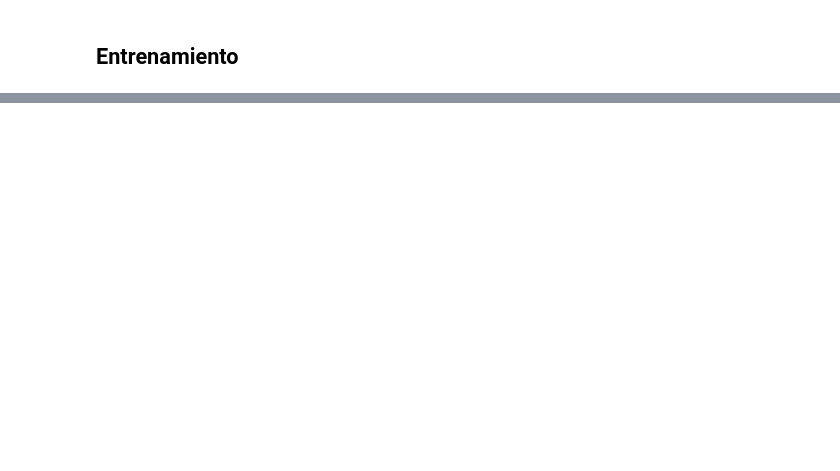
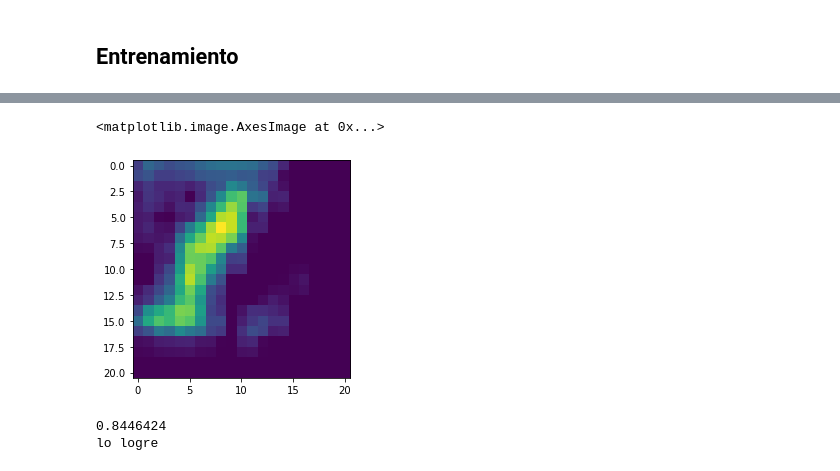
Before and after one commit to javierdarksoul/GAN_HITS, a Jupyter notebook: my_GAN.ipynb, the cells around one changed output, grey strips where cells are left out. Saved outputs shown, nothing was run; the diff lists cells and outputs as text; code cells hidden in the pictures; blank space fills up the shorter version.

```diff
--- a/my_GAN.ipynb
+++ b/my_GAN.ipynb
@@ -121,2 +124,26 @@ train_loader = DataLoader(astro_dataset,
+# %%
+### test section
+import torchvision
+import torchvision.datasets as datasets
+import numpy as np
+
+batch_size=32
+mnist_train_data = torchvision.datasets.MNIST('dataset', train=True, download=True,
+                                              transform=torchvision.transforms.ToTensor())
+mnist_test_data = torchvision.datasets.MNIST('dataset', train=False, download=True,
+                                             transform=torchvision.transforms.ToTensor())
+from torch.utils.data import DataLoader, SubsetRandomSampler
+
+np.random.seed(0)
+#idx = list(range(len(mnist_train_data)))
+idx = list(range(10000))
+np.random.shuffle(idx)
+split = int(0.7*len(idx))
+
+train_loader = DataLoader(mnist_train_data, batch_size=batch_size,
+                          sampler=SubsetRandomSampler(idx[:split]))
+
+valid_loader = DataLoader(mnist_train_data, batch_size=batch_size,
+                          sampler=SubsetRandomSampler(idx[split:]))
 # %% [markdown]
 ## Entrenamiento
@@ -180,0 +234,17 @@ model=freeze_gen(model)
+# %%
+import matplotlib.pyplot as plt
+plt.imshow(GEN.generador(GEN.sample(1))[0][0].cpu().detach().numpy())
+# %% [output]
+<matplotlib.image.AxesImage at 0x...>
+[figure, added]
+# %%
+while(True):
+    kkita=GEN.generador(GEN.sample(1))
+    kk=DISC.discriminador(kkita).cpu().detach().numpy()[0]
+    if(kk>0.8):
+        print(kk)
+        print("lo logre")
+        break;
+# %% [output]
+0.8446424
+lo logre
```
Also changed, not shown: parts of 14 cells of this notebook, 20 other files.
